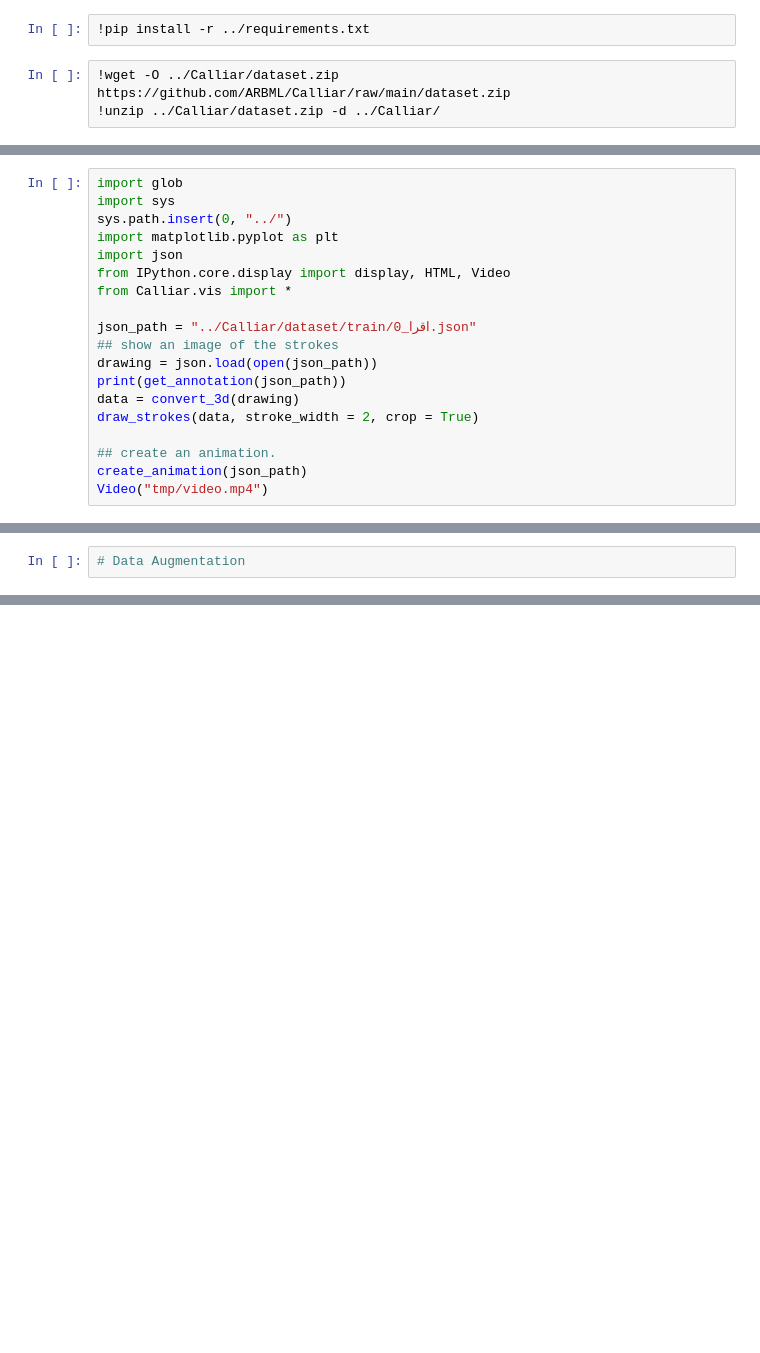
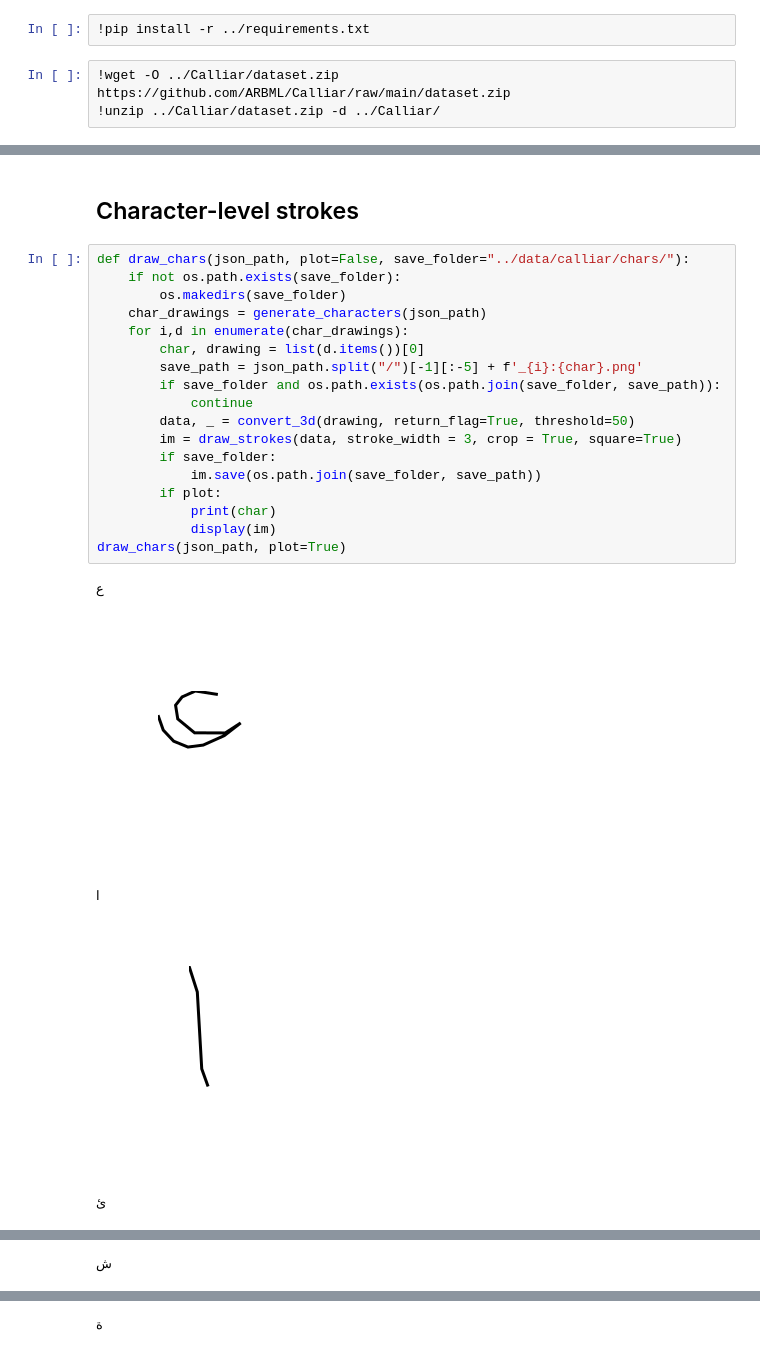
Before and after one commit to Mustapha-AJEGHRIR/arabic_calligraphy, a Jupyter notebook: notebooks/EDA_Calliar.ipynb, the cells around one changed output, grey strips where cells are left out. Cells and saved outputs as stored; diff of their text form; blank space fills up the shorter version.

Commit message:
save characters drawings

```diff
--- a/notebooks/EDA_Calliar.ipynb
+++ b/notebooks/EDA_Calliar.ipynb
@@ -90,19 +32,0 @@ Go to the official tuto
-# %%
-import glob
-import sys
-sys.path.insert(0, "../")
-import matplotlib.pyplot as plt
-import json
-from IPython.core.display import display, HTML, Video
-from Calliar.vis import *
-
-json_path = "../Calliar/dataset/train/اقرا_0.json"
-## show an image of the strokes
-drawing = json.load(open(json_path))
-print(get_annotation(json_path))
-data = convert_3d(drawing)
-draw_strokes(data, stroke_width = 2, crop = True)
-
-## create an animation.
-create_animation(json_path)
-Video("tmp/video.mp4")
@@ -113,2 +33,26 @@ Video("tmp/video.mp4")
-# %%
-# Data Augmentation
+# %% [markdown]
+## Character-level strokes
+# %%
+def draw_chars(json_path, plot=False, save_folder="../data/calliar/chars/"):
+    if not os.path.exists(save_folder):
+        os.makedirs(save_folder)
+    char_drawings = generate_characters(json_path)
+    for i,d in enumerate(char_drawings):
+        char, drawing = list(d.items())[0]
+        save_path = json_path.split("/")[-1][:-5] + f'_{i}:{char}.png'
+        if save_folder and os.path.exists(os.path.join(save_folder, save_path)):
+            continue
+        data, _ = convert_3d(drawing, return_flag=True, threshold=50)
+        im = draw_strokes(data, stroke_width = 3, crop = True, square=True)
+        if save_folder:
+            im.save(os.path.join(save_folder, save_path))
+        if plot:
+            print(char)
+            display(im)
+draw_chars(json_path, plot=True)
+# %% [output]
+ع
+[figure, added]
+ا
+[figure, added]
+ئ
@@ -114,0 +60 @@ Video("tmp/video.mp4")
+ش
@@ -114,0 +62 @@ Video("tmp/video.mp4")
+ة
```
Also changed, not shown: parts of 11 cells of this notebook, 3 other files.
